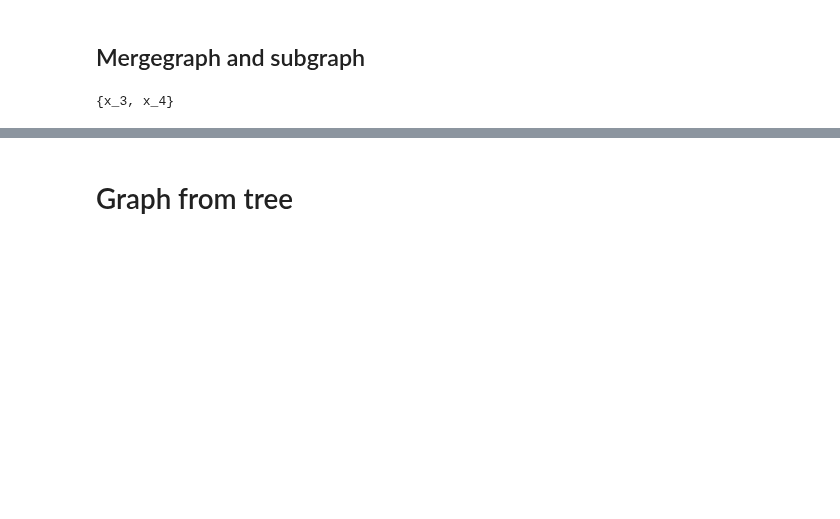
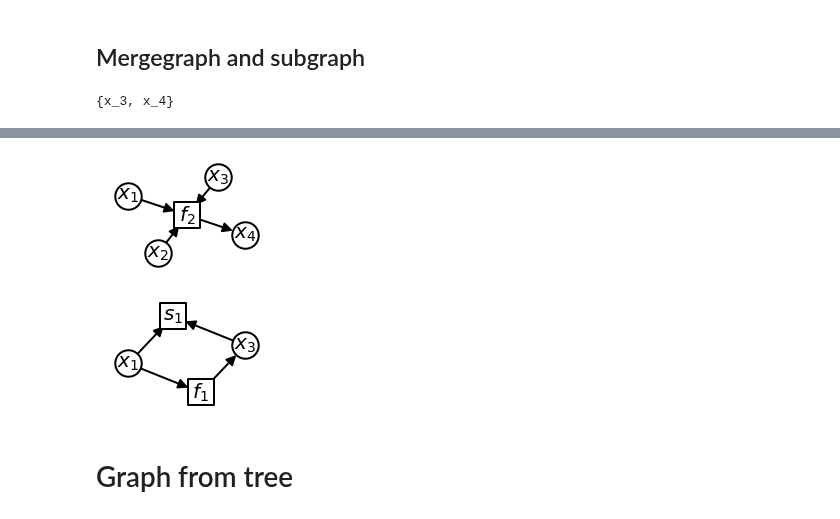
Before and after one commit to norheim/minimdo, a Jupyter notebook: minimdo/datastructures/nestedgraph.ipynb, the cells around one changed output, grey strips where cells are left out. Cells and saved outputs as stored; diff of their text form; code cells hidden in the pictures; blank space fills up the shorter version.

```diff
--- a/minimdo/datastructures/nestedgraph.ipynb
+++ b/minimdo/datastructures/nestedgraph.ipynb
@@ -71,0 +80,3 @@ draw_graph_graphical_props(G_merge, colormap_subgraph, prog='sfdp', figsize=(7,2
+# %%
+typed_mergelts = {Node(2,COMP)}
+typed_solve_vars = set()
@@ -72,3 +105,15 @@ draw_graph_graphical_props(G_merge, colormap_subgraph, prog='sfdp', figsize=(7,2
+# %%
+G_merge, G_sub = merge_graph(G, typed_mergelts, typed_solve_vars, solver_idx=1)
+# %%
+colormap_subgraph = {
+        matplotlib.colors.rgb2hex(cmap(0.2)): typed_solve_vars,
+        #matplotlib.colors.rgb2hex(cmap(0.3)): all_components(subgraph[0])
+    }
+draw_graph_graphical_props(G_sub, colormap_subgraph, prog='sfdp', figsize=(3,2))
+draw_graph_graphical_props(G_merge, colormap_subgraph, prog='sfdp', figsize=(3,2))
+# %% [output]
+[figure, added]
+[figure, added]
 # %% [markdown]
 # Graph from tree
 # %%
```
Also changed, not shown: parts of 19 cells of this notebook, 26 other files.
